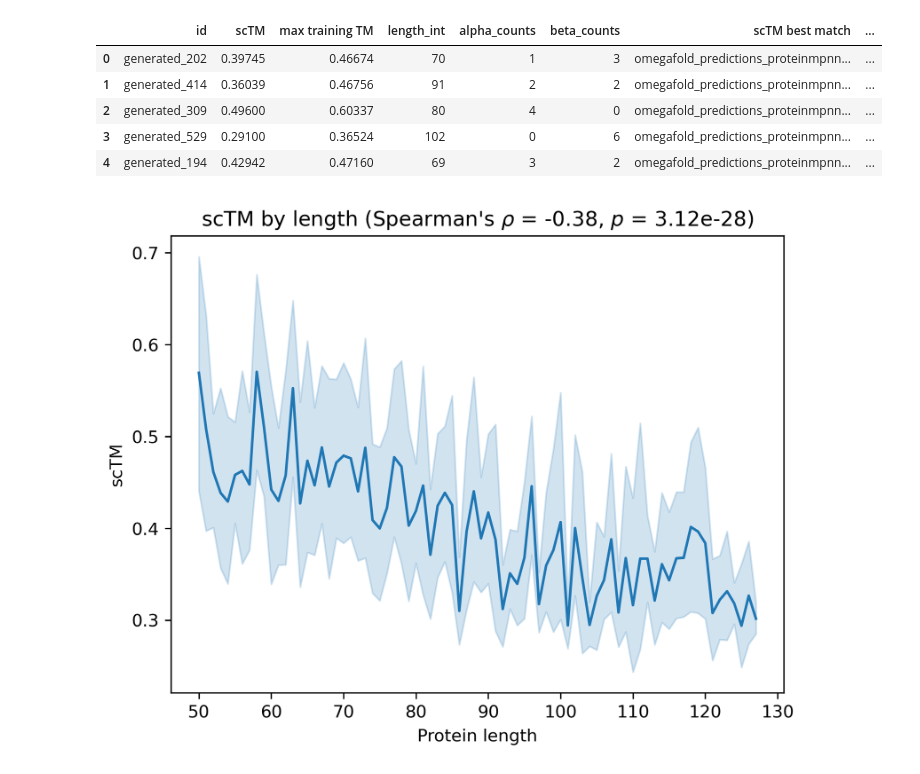
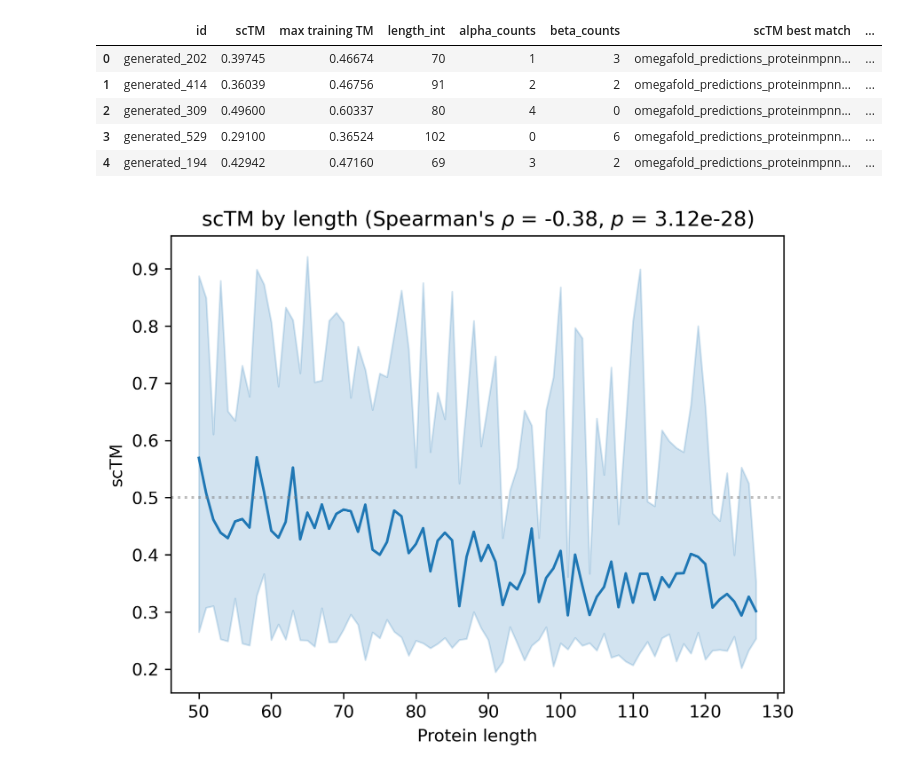
Before and after one commit to microsoft/foldingdiff, a Jupyter notebook: jupyter/sctm_by_len.ipynb, the cells around one changed output. Saved outputs shown, nothing was run; the diff lists cells and outputs as text; code cells hidden in the pictures.

Commit message:
Plot update

```diff
--- a/jupyter/sctm_by_len.ipynb
+++ b/jupyter/sctm_by_len.ipynb
@@ -24,22 +24,25 @@ sctm_table.head()
 # %%
 corr, pval = stats.spearmanr(sctm_table['length_int'], sctm_table['scTM'])
 
 fig, ax = plt.subplots(dpi=300)
 sns.lineplot(
     data=sctm_table,
     x='length_int',
     y='scTM',
     ax=ax,
+    errorbar=lambda x: (np.min(x), np.max(x)),
+    estimator=np.mean,
 )
+ax.axhline(0.5, alpha=0.5, linestyle='dotted', color='tab:grey')
 ax.set(
     xlabel="Protein length",
     ylabel="scTM",
     title="scTM by length (Spearman's $\\rho$ = {:.2f}, $p$ = {:.2e})".format(corr, pval),
 )
 fig.savefig(
     os.path.join(plotting.PLOT_DIR, "sctm_by_len.pdf"),
     bbox_inches='tight',
 )
 fig.show()
 # %% [output]
-[figure, old version]
+[figure, new version]
```
Also changed, not shown: 1 other file.
